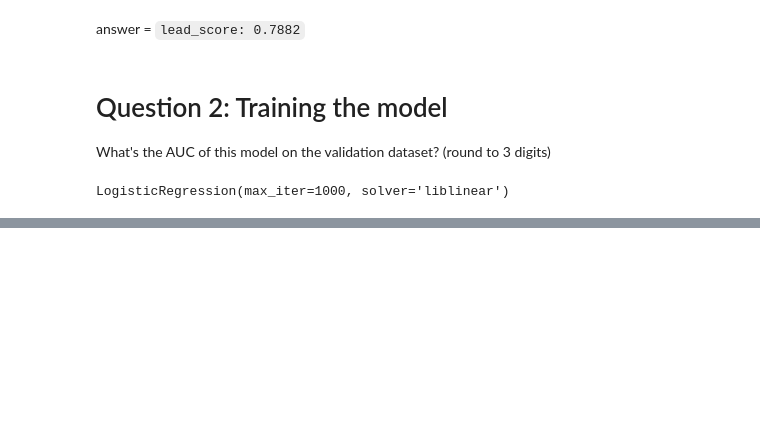
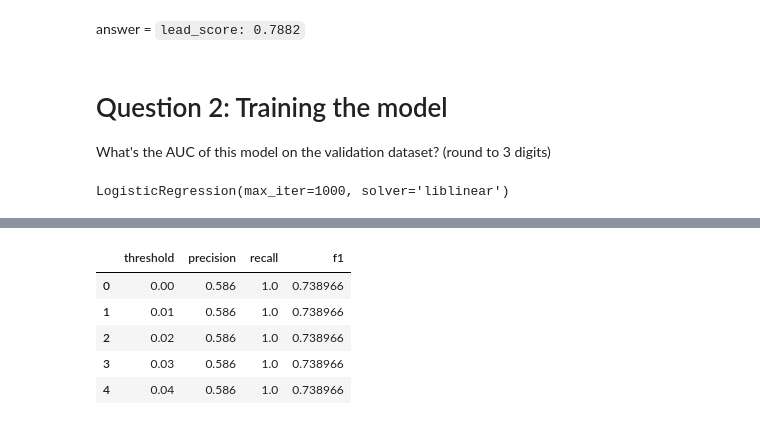
Before and after one commit to azharaul/ds-ml-learning-journey, a Jupyter notebook: homework/homework4.ipynb, the cells around one changed output, grey strips where cells are left out. Cells and saved outputs as stored; diff of their text form; code cells hidden in the pictures; blank space fills up the shorter version.

```diff
--- a/homework/homework4.ipynb
+++ b/homework/homework4.ipynb
@@ -157,0 +175,32 @@ print(f'{val_roc_score:.3f}')
+# %%
+import numpy as np
+import matplotlib.pyplot as plt
+
+y_score = y_pred_prob[:, 1]
+thresholds = np.arange(0.0, 1.01, 0.01)
+
+def confusion_counts(y_true, y_score, t):
+    pred = (y_score >= t)
+    tp = int(((pred) & (y_true == 1)).sum())
+    fp = int(((pred) & (y_true == 0)).sum())
+    fn = int(((~pred) & (y_true == 1)).sum())
+    tn = int(((~pred) & (y_true == 0)).sum())
+    return tp, fp, fn, tn
+
+rows = []
+for t in thresholds:
+    tp, fp, fn, tn = confusion_counts(y_val, y_score, t)
+    p = tp / (tp + fp) if (tp + fp) > 0 else 0.0
+    r = tp / (tp + fn) if (tp + fn) > 0 else 0.0
+    f1 = 2 * p * r / (p + r) if (p + r) > 0 else 0.0
+    rows.append({'threshold': round(t, 2), 'precision': p, 'recall': r, 'f1': f1})
+
+df_scores = pd.DataFrame(rows)
+df_scores.head()
+# %% [output]
+|  | threshold | precision | recall | f1 |
+| 0 | 0.00 | 0.586 | 1.0 | 0.738966 |
+| 1 | 0.01 | 0.586 | 1.0 | 0.738966 |
+| 2 | 0.02 | 0.586 | 1.0 | 0.738966 |
+| 3 | 0.03 | 0.586 | 1.0 | 0.738966 |
+| 4 | 0.04 | 0.586 | 1.0 | 0.738966 |
```
Also changed, not shown: parts of 16 cells of this notebook.
